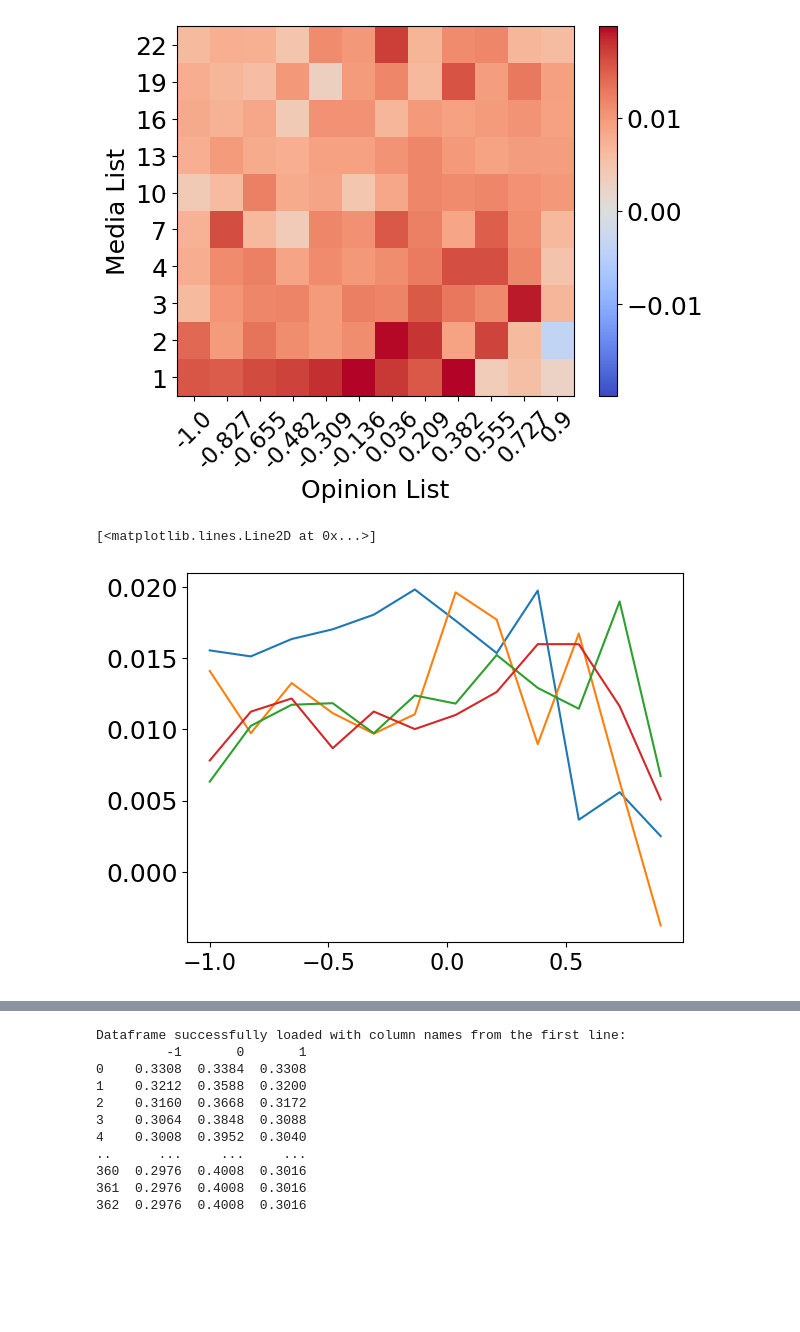
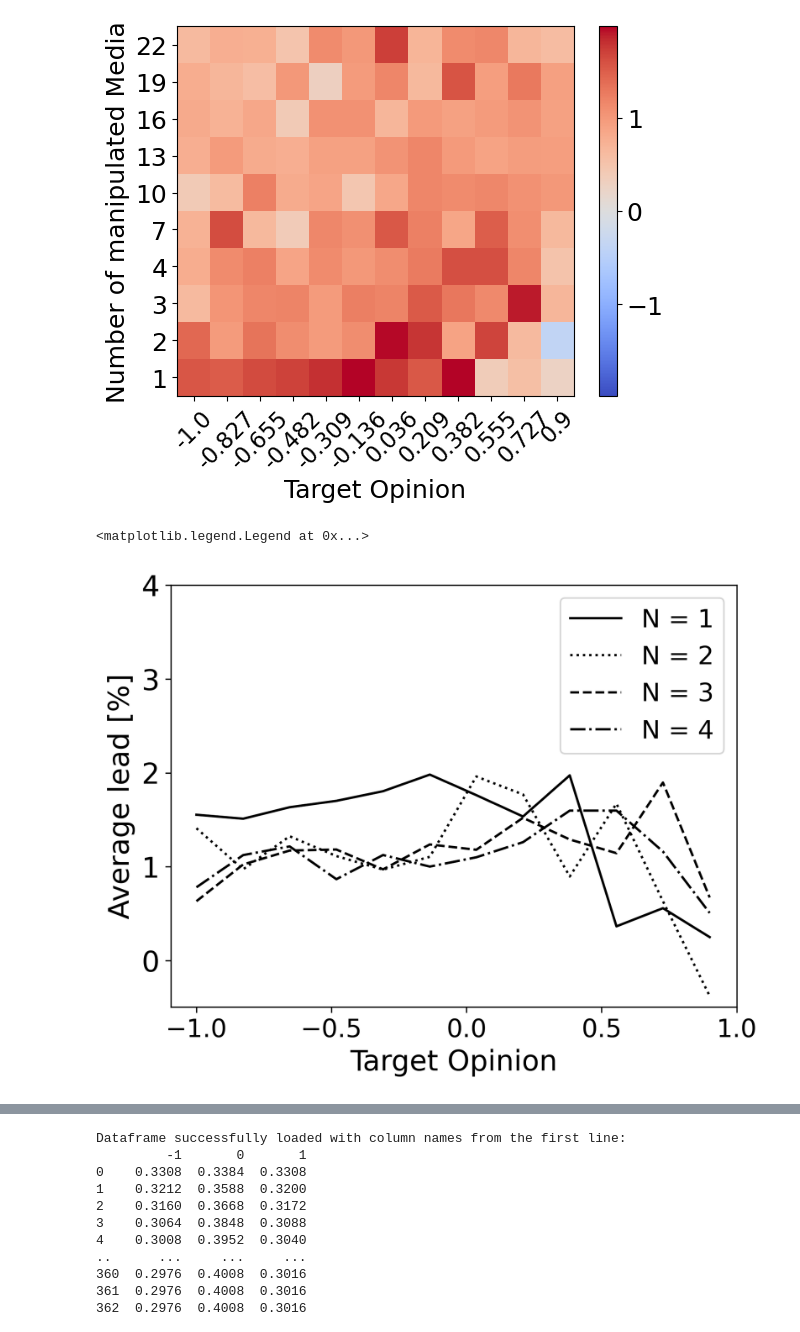
Before and after one commit to m-bur/complex_social_systems, a Jupyter notebook: analysis.ipynb, the cells around one changed output, grey strips where cells are left out. Saved outputs shown, nothing was run; the diff lists cells and outputs as text; code cells hidden in the pictures; blank space fills up the shorter version.

```diff
--- a/analysis.ipynb
+++ b/analysis.ipynb
@@ -71,7 +142,7 @@ def result_analysis(input_path, result_folder_name, folder_name, index_factor=5)
         os.makedirs(results_folder)
         print(f"Folder '{results_folder}' created.")
 
-    average_df.to_csv(result_folder_name+"/"+folder_name+".csv")
+    average_df.to_csv(result_folder_name+"/"+folder_name+".csv",index_label = "day")
 
     plt.plot(average_df.index, average_df["1"], color= "red")
     plt.plot(average_df.index, average_df["0"], color = "gray")
@@ -101,7 +172,7 @@ def complete_analysis(path, result_folder_name,index_factor=5):
         print(f"An error occurred: {e}")
 
 
-def meta_analysis(folder, media, opinion, run_number=2, factor = 5, feedback_day = 1000):
+def meta_analysis(folder, media, opinion, run_number=2, factor = 5, feedback_day = 1000, test_duration = 1):
     result_list = []
     for m in media:
         op_list = []
@@ -110,7 +181,7 @@ def meta_analysis(folder, media, opinion, run_number=2, factor = 5, feedback_day
             df.index = df.index * factor
             df["diff"] =  df["1"] - df["-1"]
             df["days"] = df.index
-            res = np.mean(df.loc[ (df["days"] > feedback_day) &  (df["days"] < feedback_day+365), "diff"])
+            res = np.mean(df.loc[ (df["days"] > feedback_day) &  (df["days"] < feedback_day+365*test_duration), "diff"])
             op_list.append(res)
         result_list.append(op_list)
 
@@ -177,7 +392,7 @@ opinion_list = np.linspace(-1, 0.9, num=12)
 opinion_list = [round(o,3) for o in opinion_list]
 
 
-heatmap = np.array(meta_analysis("Results",media_list, opinion_list, run_number=2, feedback_day=1000))
+heatmap = np.array(meta_analysis("Results",media_list, opinion_list, run_number=2, feedback_day=1000, test_duration=1))*100
 
 # heatmap = heatmap[:5]
 
@@ -205,4 +420,4 @@ plt.ylabel('Number of manipulated Media')
 # Show the plot
 plt.show()
 # %% [output]
-[figure, old version]
+[figure, new version]
@@ -211,8 +424,14 @@ plt.show()
 # %%
-plt.plot(opinion_list, heatmap[0])
-plt.plot(opinion_list, heatmap[1])
-plt.plot(opinion_list, heatmap[2])
-plt.plot(opinion_list, heatmap[3])
+plt.figure(dpi=300)
+plt.plot(opinion_list, heatmap[0], color = "black", label = "N = 1")
+plt.plot(opinion_list, heatmap[1], color = "black", linestyle = ":", label = "N = 2")
+plt.plot(opinion_list, heatmap[2], color = "black", linestyle = "--", label = "N = 3")
+plt.plot(opinion_list, heatmap[3], color = "black", linestyle = "-.", label = "N = 4")
+plt.ylim(top=4)
+plt.xlim(right=1)
+plt.ylabel("Average lead [%]")
+plt.xlabel("Target Opinion")
+plt.legend(loc='best')
 # %% [output]
-[<matplotlib.lines.Line2D at 0x...>]
+<matplotlib.legend.Legend at 0x...>
-[figure, old version]
+[figure, new version]
```
Also changed, not shown: parts of 14 cells of this notebook, 3 other files.
